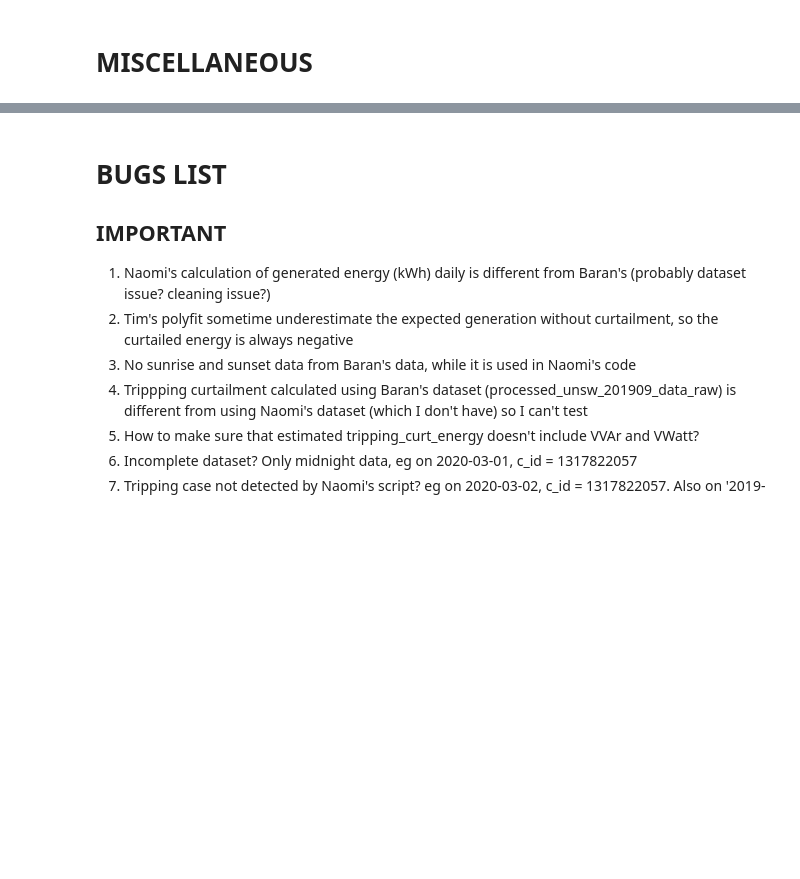
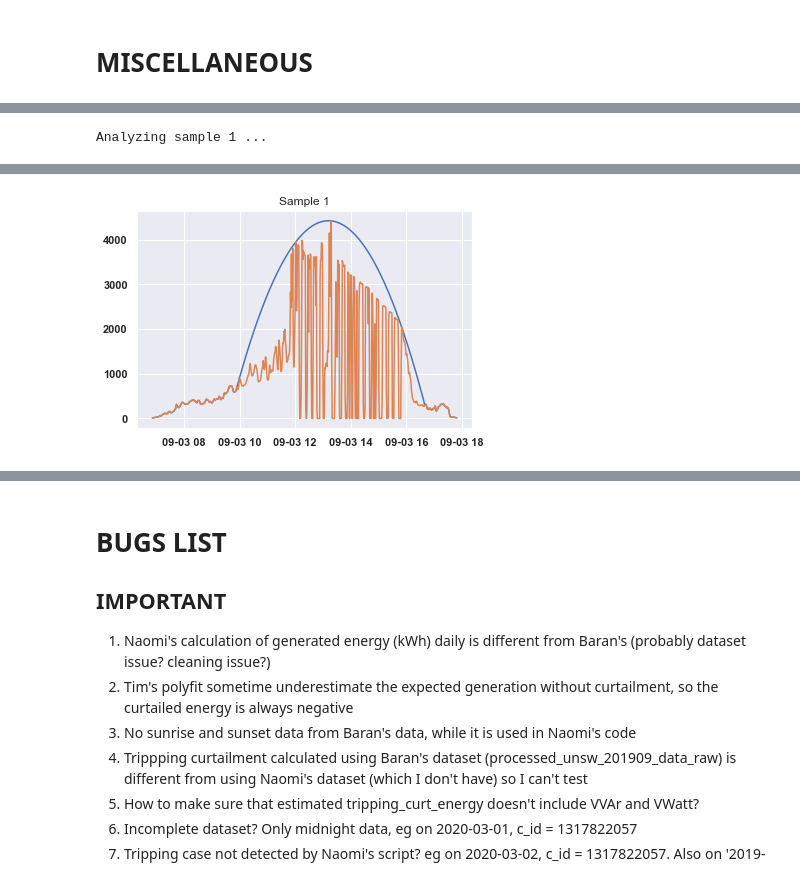
Before and after one commit to mssamhan31/Solar-Curtailment, a Jupyter notebook: src/SolA Curtailment Daily Analysis.ipynb, the cells around one changed output, grey strips where cells are left out. Cells and saved outputs as stored; diff of their text form; code cells hidden in the pictures; blank space fills up the shorter version.

```diff
--- a/src/SolA Curtailment Daily Analysis.ipynb
+++ b/src/SolA Curtailment Daily Analysis.ipynb
@@ -2644,24 +2685,69 @@ c_id = 1165442853 #VWatt enabled, very clear. Works well even for the current po
 #file_path = r"/Users/samhan/Downloads/data" #this is for running in Samhan's laptop
 file_path = r"C:\Users\samha\Documents\CANVAS\data" #for running in TETB CEEM09 computer
 site_details, unique_cids= input_general_files(file_path)
-sample_number = 1 #available is 1 - 4 for now.
-sample_filename = '/data_sample_{}.csv'.format(sample_number)
-ghi_filename = '/ghi_sample_{}.csv'.format(sample_number)
+summary_all_samples = pd.DataFrame()
+avail_sample_number = 7 #this is number of available samples
+for i in range(1,avail_sample_number + 1):
+    sample_number = i
+    print('Analyzing sample {} ...'.format(sample_number))
+    sample_filename = '/data_sample_{}.csv'.format(sample_number)
+    ghi_filename = '/ghi_sample_{}.csv'.format(sample_number)
 
-data = pd.read_csv(file_path + sample_filename)
-# ghi, ghi_ori = read_ghi(file_path, ghi_filename)
-ghi = pd.read_csv(file_path + ghi_filename, index_col = 0)
-ghi.index = pd.to_datetime(ghi.index)
-pd.to_datetime(data['Timestamp'].str.slice(0, 19, 1))
-data['Timestamp'] = pd.to_datetime(data['Timestamp'].str.slice(0, 19, 1))
-data.set_index('Timestamp', inplace=True)
+    data = pd.read_csv(file_path + sample_filename)
+    size_is_ok = check_data_size(data)
+    if not size_is_ok:
+        print('Cannot analyze sample {} due to incomplete data.'.format(i))
+    else:
+        ghi = pd.read_csv(file_path + ghi_filename, index_col = 0)
+        ghi.index = pd.to_datetime(ghi.index)
+        pd.to_datetime(data['Timestamp'].str.slice(0, 19, 1))
+        data['Timestamp'] = pd.to_datetime(data['Timestamp'].str.slice(0, 19, 1))
+        data.set_index('Timestamp', inplace=True)
 
-c_id = data['c_id'][0]
-date = str(data.index[0])[:10]
+        c_id = data['c_id'][0]
+        date = str(data.index[0])[:10]
 
-data_site, ac_cap, dc_cap, eff_system, inverter = site_organize(c_id, site_details, data, unique_cids)
-#check the polyfit quality
-data_site, a, is_good_polyfit_quality = check_polyfit_constrained(data_site)
+        data_site, ac_cap, dc_cap, eff_system, inverter = site_organize(c_id, site_details, data, unique_cids)
+        data_site = resample_in_minute(data_site)
 
-is_clear_sky_day = check_clear_sky_day(date)
-energy_generated = check_energy_generated(data_site, date)
+        #check the expected power using contrained polyfit
+        data_site, a, is_good_polyfit_quality = check_polyfit_constrained(data_site)
+
+        is_clear_sky_day = check_clear_sky_day(date)
+        energy_generated = check_energy_generated(data_site, date)
+
+        tripping_response, tripping_curt_energy, estimation_method = check_tripping_curtailment(is_clear_sky_day, c_id, data_site, unique_cids, ac_cap, site_details, date)
+        vvar_response, vvar_curt_energy = check_vvar_curtailment(c_id, date, data_site, ghi, ac_cap, dc_cap, eff_system, is_clear_sky_day)
+        data_site, vwatt_response, vwatt_curt_energy = check_vwatt_curtailment(data_site, date, is_good_polyfit_quality)
+
+        summary = summarize_result_into_dataframe(c_id, date, energy_generated, is_clear_sky_day, tripping_response, tripping_curt_energy, vvar_response, vvar_curt_energy, vwatt_response, vwatt_curt_energy)
+        summary_all_samples = pd.concat([summary_all_samples, summary])
+
+        plt.plot(data_site.index, data_site['power_expected'])
+        plt.plot(data_site.index, data_site['power'])
+        try:
+            plt.plot(data_site.index, data_site['power_limit_vw'])
+        except:
+            pass
+        finally:
+            plt.title('Sample {}'.format(sample_number))
+            plt.show()
+        try:
+            plt.scatter(vwatt_data['voltage'], vwatt_data['power'])
+            plt.plot(vwatt_data['voltage'], vwatt_data['power_limit_lower'])
+            plt.plot(vwatt_data['voltage'], vwatt_data['power_limit_upper'])
+            plt.title('Sample {}'.format(sample_number))
+            plt.show()
+        except:
+            print('no vwatt detected')
+
+        try:
+            plt.plot(vwatt_data.index, vwatt_data['power_expected'])
+            plt.plot(vwatt_data.index, vwatt_data['power'])
+            plt.plot(vwatt_data.index, vwatt_data['power_limit_vw'])
+            plt.title('Sample {}'.format(sample_number))
+            plt.show()
+        except:
+            print('no vwatt detected')
+# %% [output]
+Analyzing sample 1 ...
@@ -2667,0 +2756 @@ energy_generated = check_energy_generated(data_site, date)
+[figure, added]
```
Also changed, not shown: parts of 20 cells of this notebook.
